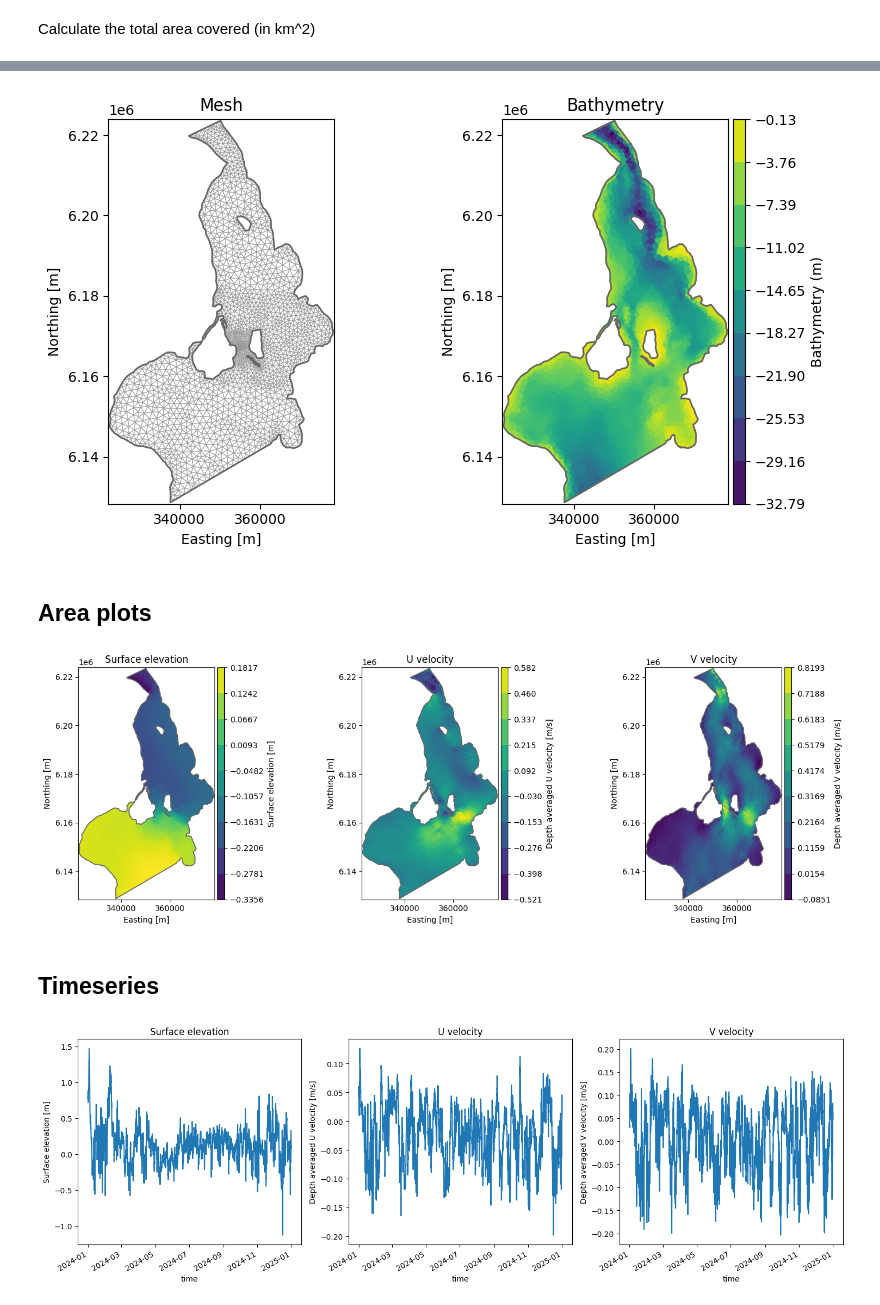
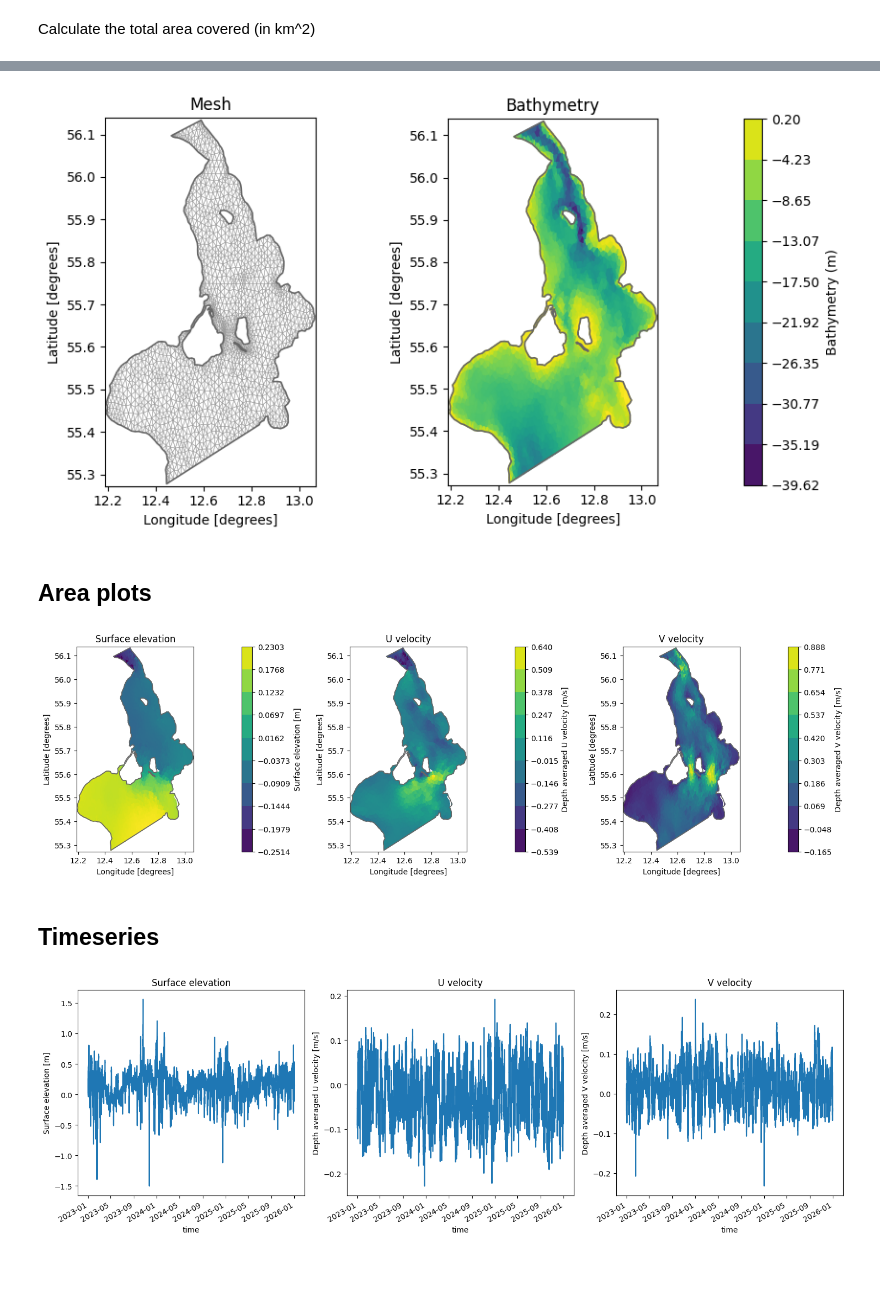
Before and after one commit to DHI/WaterBench-MIKE3HD-Oresund, a Jupyter notebook: code/explore_model_result_data.ipynb, the cells around one changed output, grey strips where cells are left out. Saved outputs shown, nothing was run; the diff lists cells and outputs as text; code cells hidden in the pictures; blank space fills up the shorter version.

```diff
--- a/code/explore_model_result_data.ipynb
+++ b/code/explore_model_result_data.ipynb
@@ -15,7 +15,7 @@ save_png = False
 # %% [markdown]
 ## Open the model result file
 # %%
-dfs = mikeio.open(f"{mr_fldr}2D.dfsu")
+dfs = mikeio.open(f"{mr_fldr}2D_2023_2025_hrly.dfsu")
 dfs
 # %% [output]
 <mikeio.Dfsu2DH>
@@ -46,7 +46,7 @@ if save_png:
     plt.savefig(f"{fig_fldr}geometry.png")
 plt.show()
 # %% [output]
-[figure, old version]
+[figure, new version]
 # %% [markdown]
 ## Area plots
 # %%
@@ -61,17 +61,17 @@ ds["Depth averaged V velocity"].sel(time=plot_time).plot(ax=axs[2], title="V vel
 plt.tight_layout()
 plt.show()
 # %% [output]
-[figure, old version]
+[figure, new version]
 # %% [markdown]
 ## Timeseries
 # %%
 # Select spatial point and plot items
-p = (3.4e5, 6.15e6)
+p = (12.5, 55.5)
 fig,axs = plt.subplots(1,3, figsize=(15,5))
 ds["Surface elevation"].sel(x=p[0],y=p[1]).plot(ax=axs[0],title="Surface elevation")
 ds["Depth averaged U velocity"].sel(x=p[0],y=p[1]).plot(ax=axs[1],title="U velocity")
 ds["Depth averaged V velocity"].sel(x=p[0],y=p[1]).plot(ax=axs[2],title="V velocity")
 plt.tight_layout()
 plt.show()
 # %% [output]
-[figure, old version]
+[figure, new version]
```
Also changed, not shown: parts of 3 cells of this notebook.
